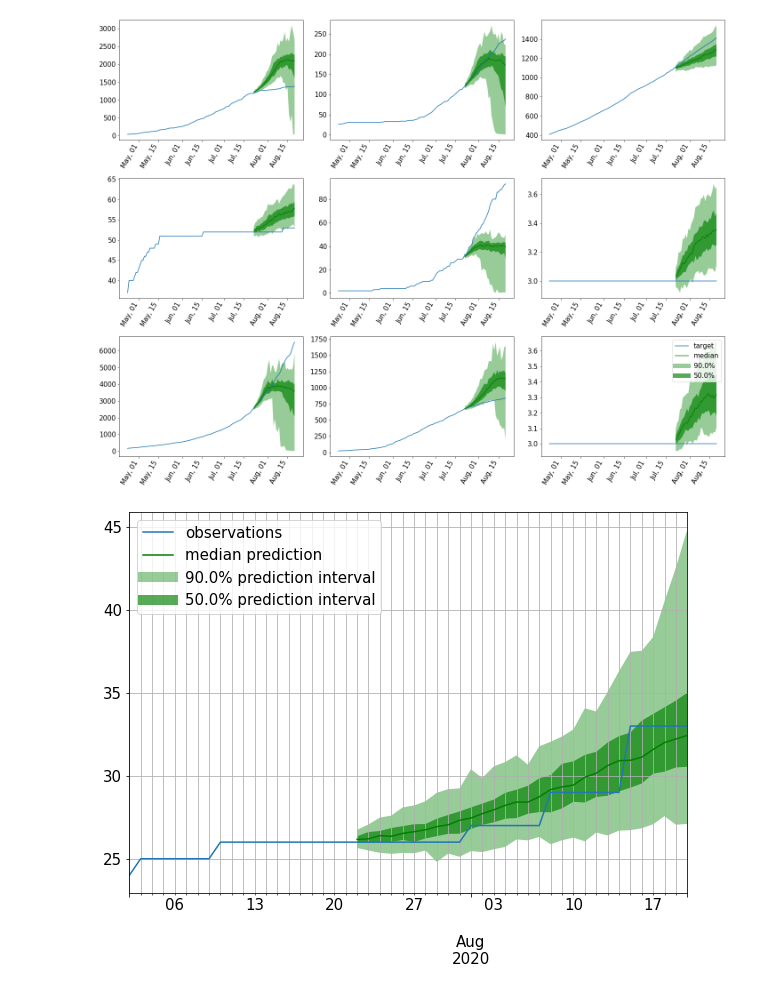
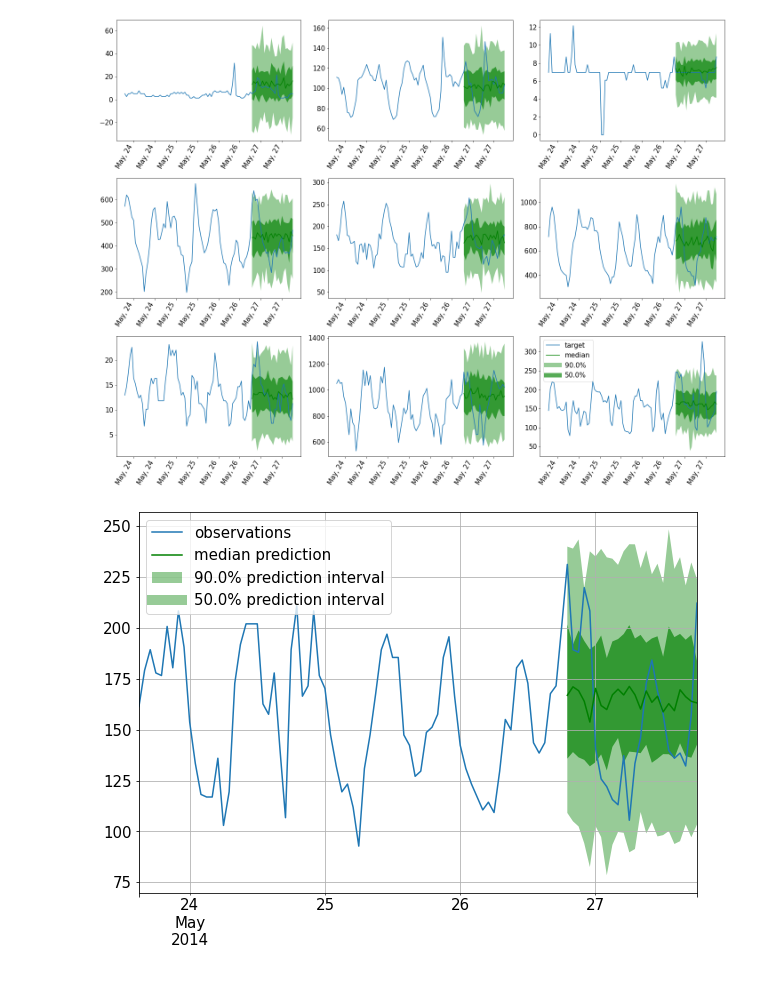
Before and after one commit to kashif/pytorch-transformer-ts, a Jupyter notebook: xformers/xformers.ipynb, the cells around one changed output. Drawn from its saved outputs; the diff is of its cells as text; code cells hidden in the pictures.

```diff
--- a/xformers/xformers.ipynb
+++ b/xformers/xformers.ipynb
@@ -859,8 +804,9 @@ estimator = TransformerEstimator(
 )
 # %%
 predictor = estimator.train(
-    training_data=dataset.train,
-    num_workers=1,
+    training_data=train_ds,
+    validation_data=val_ds,
+    num_workers=8,
     shuffle_buffer_length=1024
 )
 # %% [output]
@@ -884,6 +835,6 @@ Epoch 0, global step 0: train_loss reached -1.74143 (best -1.74143), saving mode
 # %%
 forecast_it, ts_it = make_evaluation_predictions(
-    dataset=dataset.test,
+    dataset=test_ds,
     predictor=predictor,
 )
 # %%
@@ -928,7 +873,7 @@ plt.rcParams.update({'font.size': 15})
 for idx, (forecast, ts) in islice(enumerate(zip(forecasts, tss)), 9):
     ax = plt.subplot(3, 3, idx+1)
 
-    plt.plot(ts[-4 * dataset.metadata.prediction_length:], label="target", )
+    plt.plot(ts[-4 * prediction_length:], label="target", )
     forecast.plot( color='g')
     plt.xticks(rotation=60)
     ax.xaxis.set_major_formatter(date_formater)
@@ -937,10 +882,10 @@ plt.gcf().tight_layout()
 plt.legend()
 plt.show()
 # %% [output]
-[figure, old version]
+[figure, new version]
 # %%
 def plot_prob_forecasts(ts_entry, forecast_entry):
-    plot_length = 50
+    plot_length = 100
     prediction_intervals = (50.0, 90.0)
     legend = ["observations", "median prediction"] + [f"{k}% prediction interval" for k in prediction_intervals][::-1]
 
@@ -951,7 +896,7 @@ def plot_prob_forecasts(ts_entry, forecast_entry):
     plt.legend(legend, loc="upper left")
     plt.show()
 # %%
-index = 136
+index = 33
 plot_prob_forecasts(tss[index], forecasts[index])
 # %% [output]
-[figure, old version]
+[figure, new version]
```
Also changed, not shown: parts of 17 cells of this notebook.
